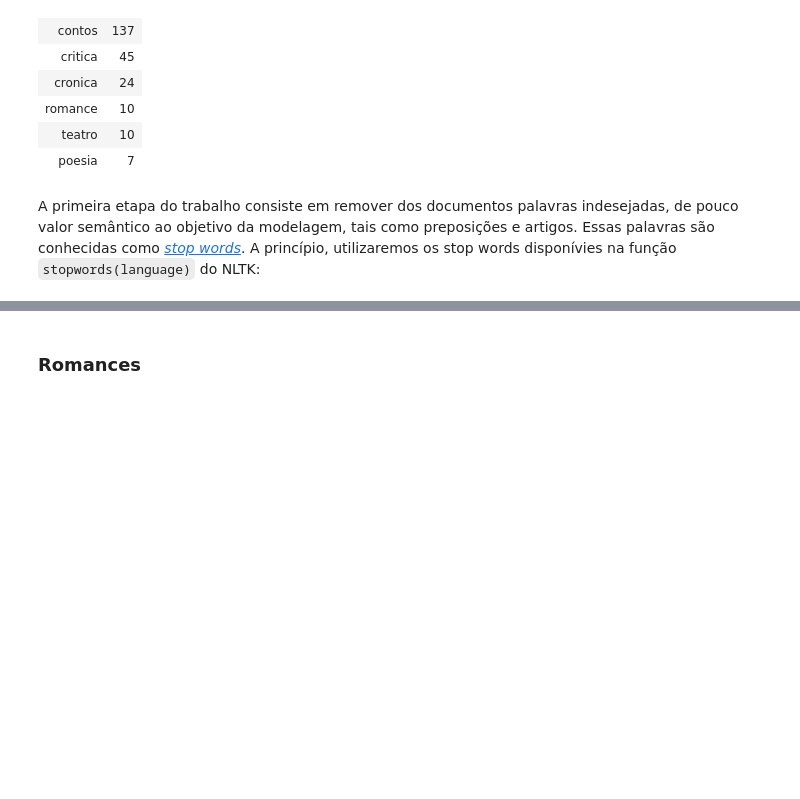
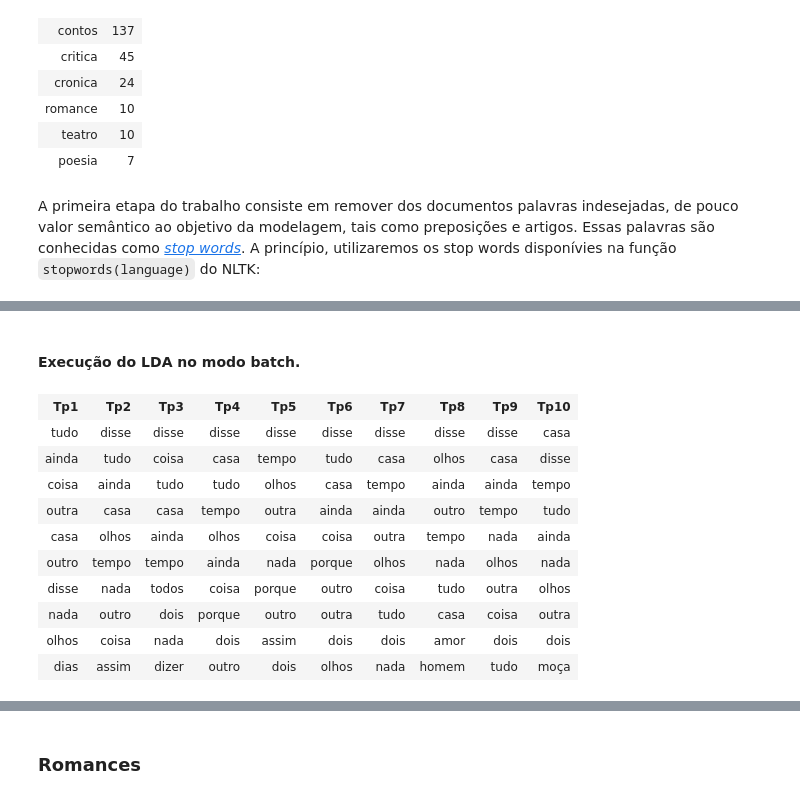
Before and after one commit to sergiosilvar/fgv_modelagem_assuntos, a Jupyter notebook: LDA_Machado.ipynb, the cells around one changed output, grey strips where cells are left out. Saved outputs shown, nothing was run; the diff lists cells and outputs as text; code cells hidden in the pictures; blank space fills up the shorter version.

```diff
--- a/LDA_Machado.ipynb
+++ b/LDA_Machado.ipynb
@@ -258,0 +305,17 @@ topicos(lda,  n_words=20)
+# %% [markdown]
+#### Execução do LDA no modo batch.
+# %%
+ldab = lda_batch(corpus,10)
+topicos(ldab)
+# %% [output]
+| Tp1 | Tp2 | Tp3 | Tp4 | Tp5 | Tp6 | Tp7 | Tp8 | Tp9 | Tp10 |
+| tudo | disse | disse | disse | disse | disse | disse | disse | disse | casa |
+| ainda | tudo | coisa | casa | tempo | tudo | casa | olhos | casa | disse |
+| coisa | ainda | tudo | tudo | olhos | casa | tempo | ainda | ainda | tempo |
+| outra | casa | casa | tempo | outra | ainda | ainda | outro | tempo | tudo |
+| casa | olhos | ainda | olhos | coisa | coisa | outra | tempo | nada | ainda |
+| outro | tempo | tempo | ainda | nada | porque | olhos | nada | olhos | nada |
+| disse | nada | todos | coisa | porque | outro | coisa | tudo | outra | olhos |
+| nada | outro | dois | porque | outro | outra | tudo | casa | coisa | outra |
+| olhos | coisa | nada | dois | assim | dois | dois | amor | dois | dois |
+| dias | assim | dizer | outro | dois | olhos | nada | homem | tudo | moça |
```
Also changed, not shown: parts of 22 cells of this notebook.
